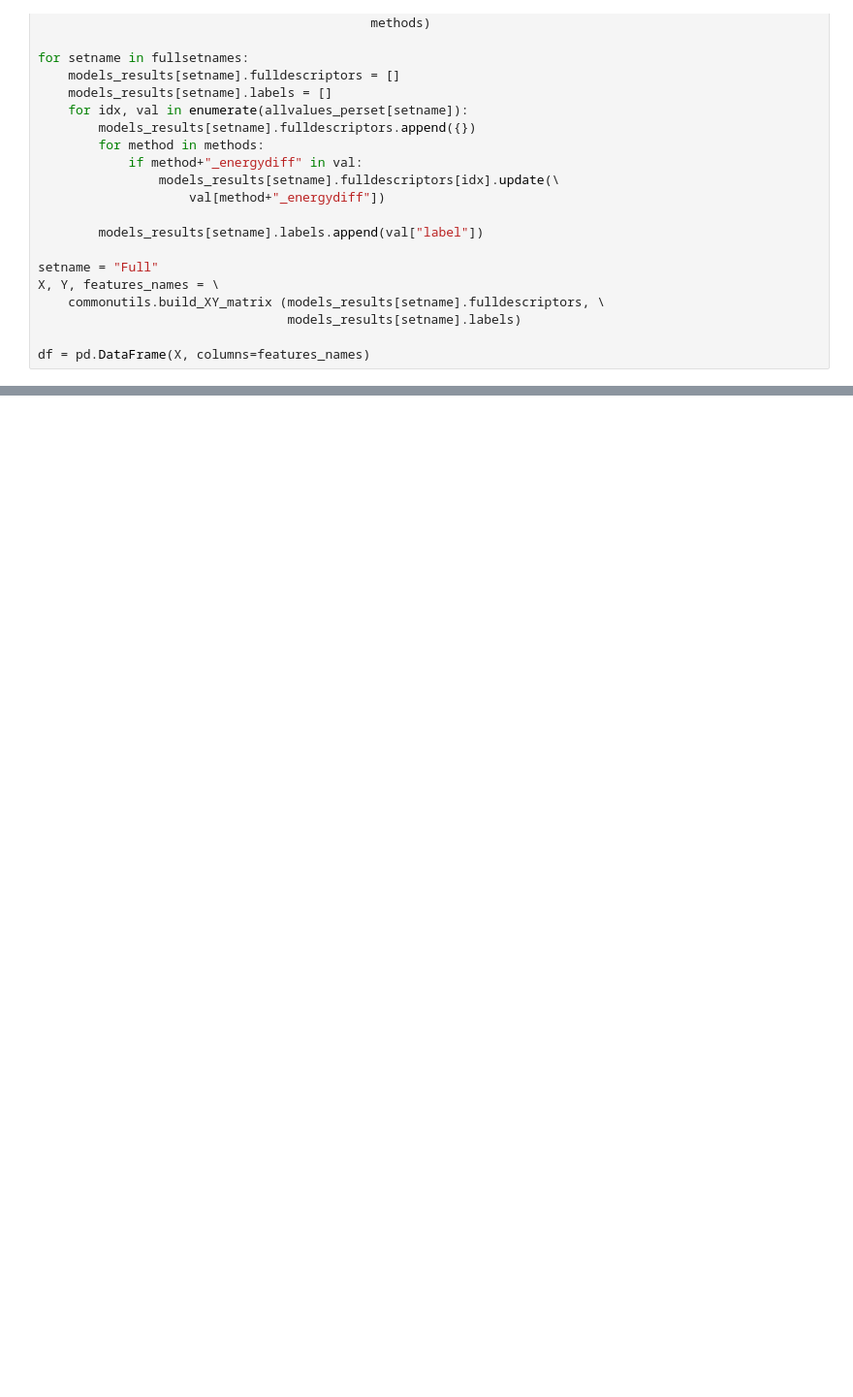
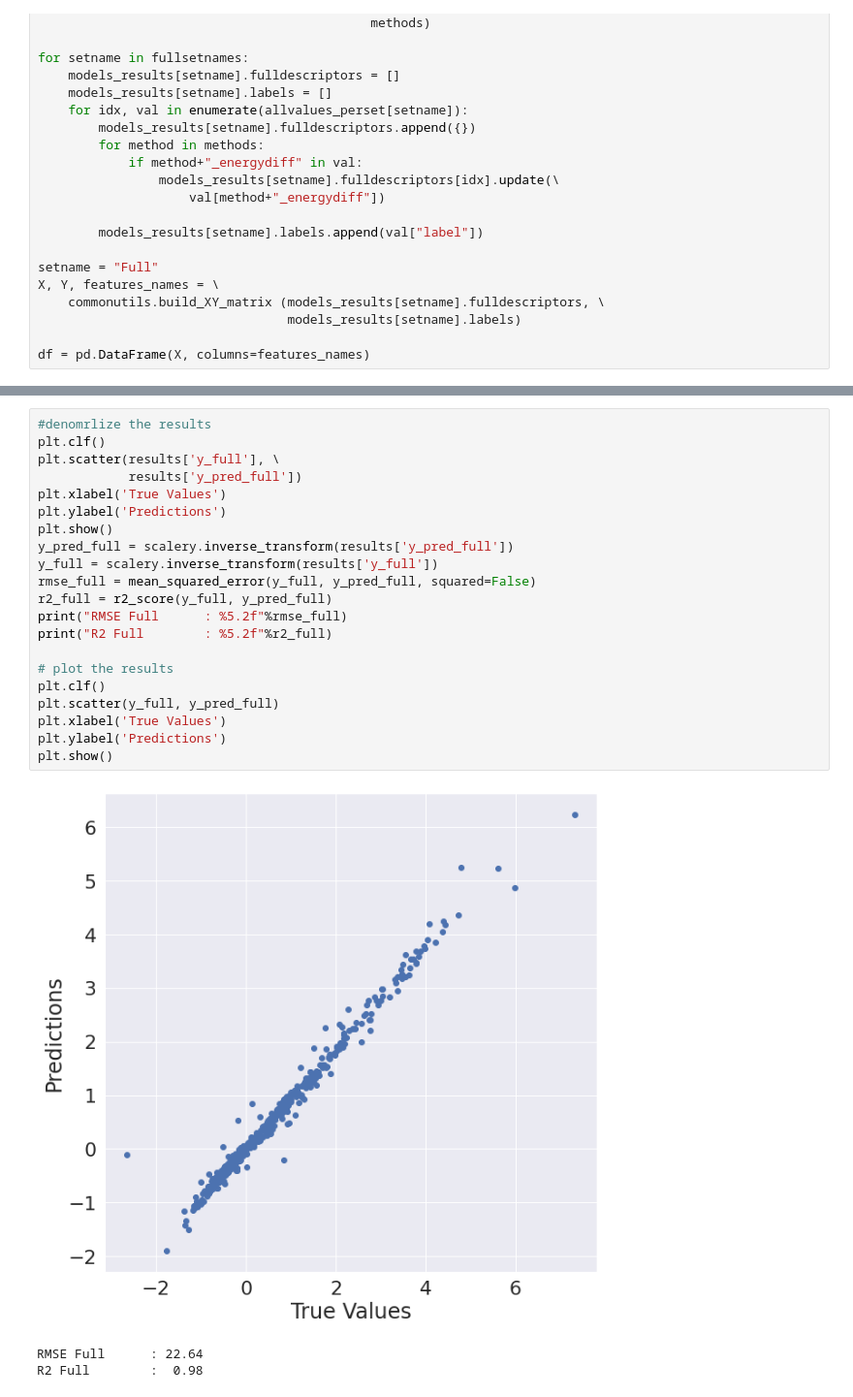
Before and after one commit to lstorchi/model_reaction_data, a Jupyter notebook: generaldataset_NN.ipynb, the cells around one changed output, grey strips where cells are left out. Shown at 97% size. Cells and saved outputs as stored; diff of their text form; blank space fills up the shorter version.

```diff
--- a/generaldataset_NN.ipynb
+++ b/generaldataset_NN.ipynb
@@ -443,0 +471,25 @@ plt.show()
+# %%
+#denomrlize the results
+plt.clf()
+plt.scatter(results['y_full'], \
+            results['y_pred_full'])
+plt.xlabel('True Values')
+plt.ylabel('Predictions')
+plt.show()
+y_pred_full = scalery.inverse_transform(results['y_pred_full'])
+y_full = scalery.inverse_transform(results['y_full'])
+rmse_full = mean_squared_error(y_full, y_pred_full, squared=False)
+r2_full = r2_score(y_full, y_pred_full)
+print("RMSE Full      : %5.2f"%rmse_full)
+print("R2 Full        : %5.2f"%r2_full)
+
+# plot the results
+plt.clf()
+plt.scatter(y_full, y_pred_full)
+plt.xlabel('True Values')
+plt.ylabel('Predictions')
+plt.show()
+# %% [output]
+[figure, added]
+RMSE Full      : 22.64
+R2 Full        :  0.98
```
Also changed, not shown: parts of 12 cells of this notebook, 1 other file.
